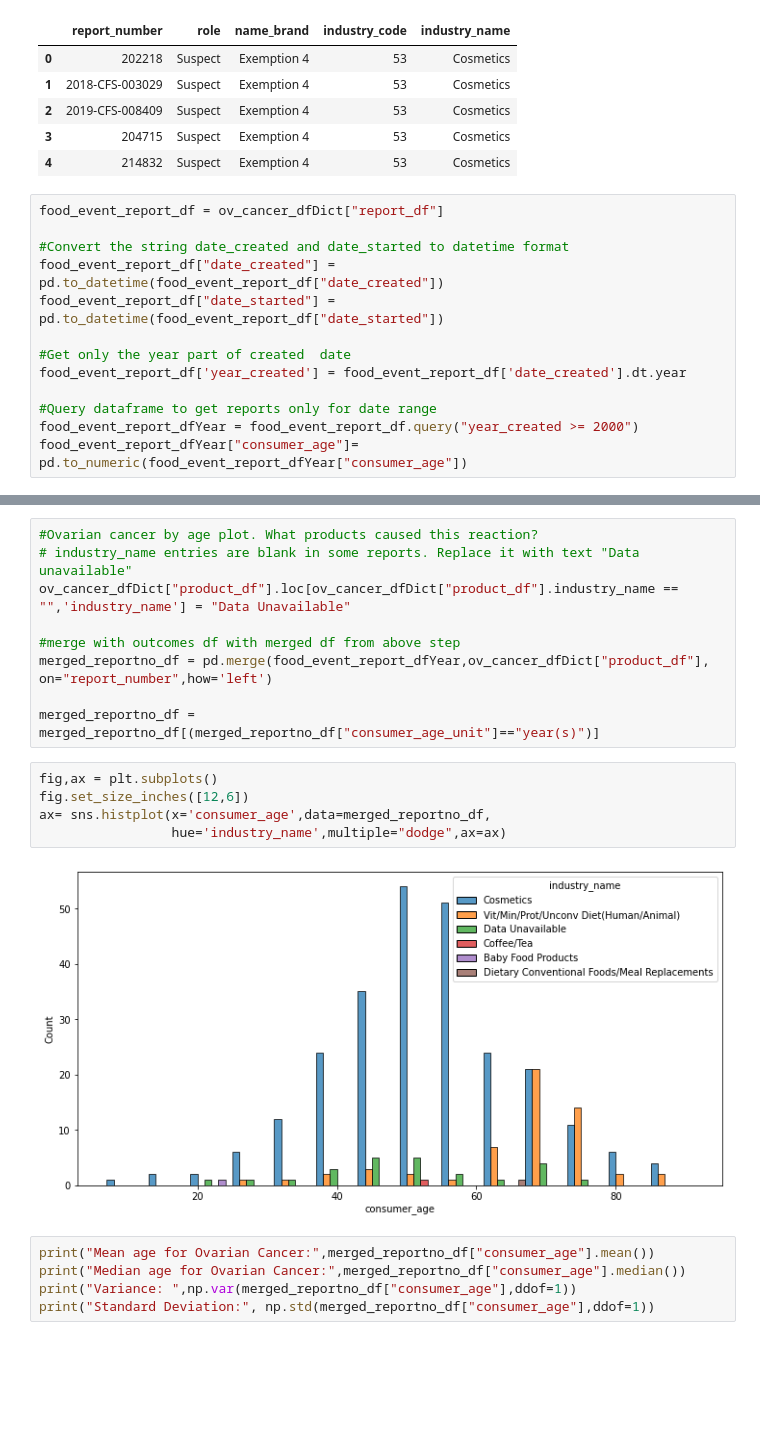
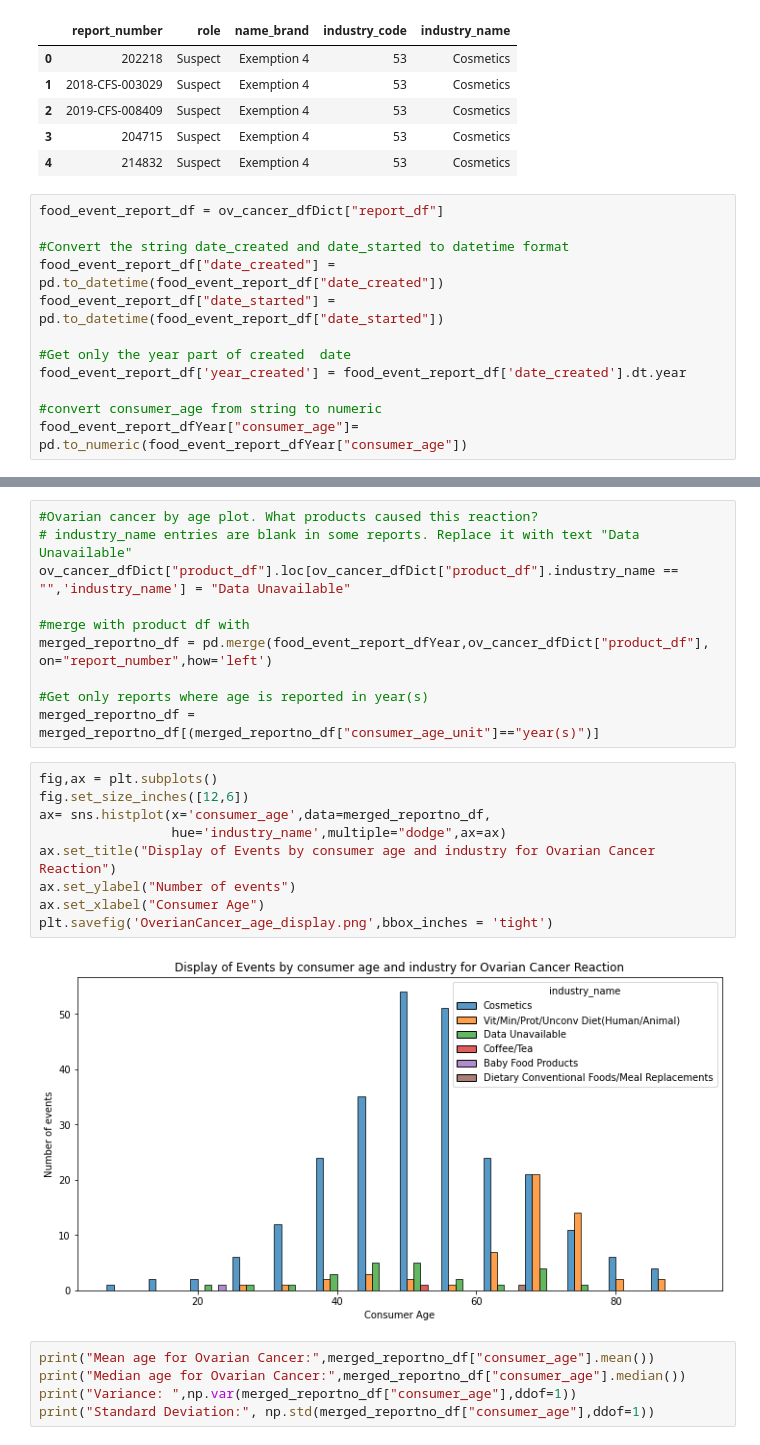
Before and after one commit to rooplaxmidesai/FDA_food, a Jupyter notebook: week_08_homework_project_latest.ipynb, the cells around one changed output, grey strips where cells are left out. Drawn from its saved outputs; the diff is of its cells as text; blank space fills up the shorter version.

Commit message:
updated code and graphs

```diff
--- a/week_08_homework_project_latest.ipynb
+++ b/week_08_homework_project_latest.ipynb
@@ -135,8 +144,7 @@ food_event_report_df["date_started"] = pd.to_datetime(food_event_report_df["date
 #Get only the year part of created  date
 food_event_report_df['year_created'] = food_event_report_df['date_created'].dt.year
 
-#Query dataframe to get reports only for date range
-food_event_report_dfYear = food_event_report_df.query("year_created >= 2000")
+#convert consumer_age from string to numeric
 food_event_report_dfYear["consumer_age"]= pd.to_numeric(food_event_report_dfYear["consumer_age"])
 # %%
 #Get the dataframe ready for plot - "Display of Events by Outcomes for Ovarian Cancer Reaction"
@@ -157,20 +166,25 @@ ax.grid(True)
 [figure]
 # %%
 #Ovarian cancer by age plot. What products caused this reaction?
-# industry_name entries are blank in some reports. Replace it with text "Data unavailable"
+# industry_name entries are blank in some reports. Replace it with text "Data Unavailable"
 ov_cancer_dfDict["product_df"].loc[ov_cancer_dfDict["product_df"].industry_name == "",'industry_name'] = "Data Unavailable"
 
-#merge with outcomes df with merged df from above step
+#merge with product df with
 merged_reportno_df = pd.merge(food_event_report_dfYear,ov_cancer_dfDict["product_df"], on="report_number",how='left')
 
+#Get only reports where age is reported in year(s)
 merged_reportno_df = merged_reportno_df[(merged_reportno_df["consumer_age_unit"]=="year(s)")]
 # %%
 fig,ax = plt.subplots()
 fig.set_size_inches([12,6])
 ax= sns.histplot(x='consumer_age',data=merged_reportno_df,
                  hue='industry_name',multiple="dodge",ax=ax)
+ax.set_title("Display of Events by consumer age and industry for Ovarian Cancer Reaction")
+ax.set_ylabel("Number of events")
+ax.set_xlabel("Consumer Age")
+plt.savefig('OverianCancer_age_display.png',bbox_inches = 'tight')
 # %% [output]
-[figure, old version]
+[figure, new version]
 # %%
 print("Mean age for Ovarian Cancer:",merged_reportno_df["consumer_age"].mean())
 print("Median age for Ovarian Cancer:",merged_reportno_df["consumer_age"].median())
```
Also changed, not shown: parts of 20 cells of this notebook.
